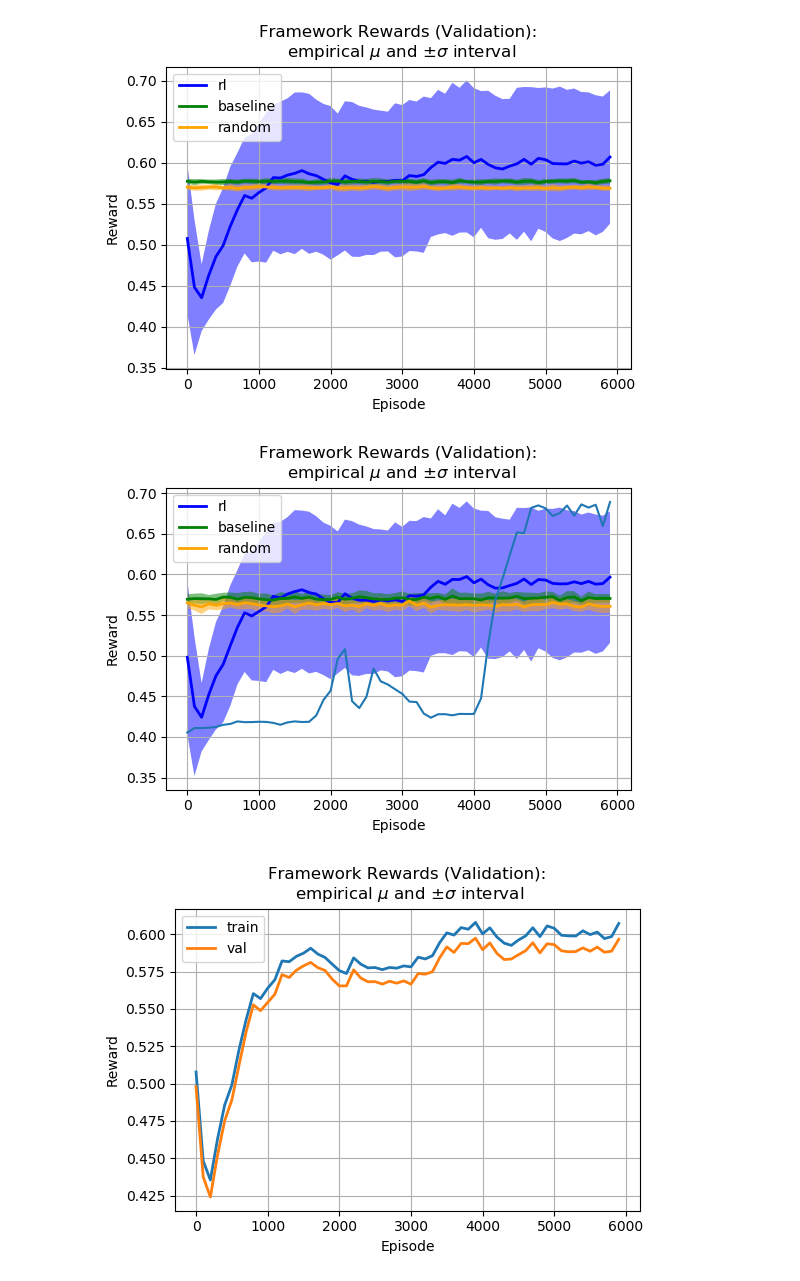
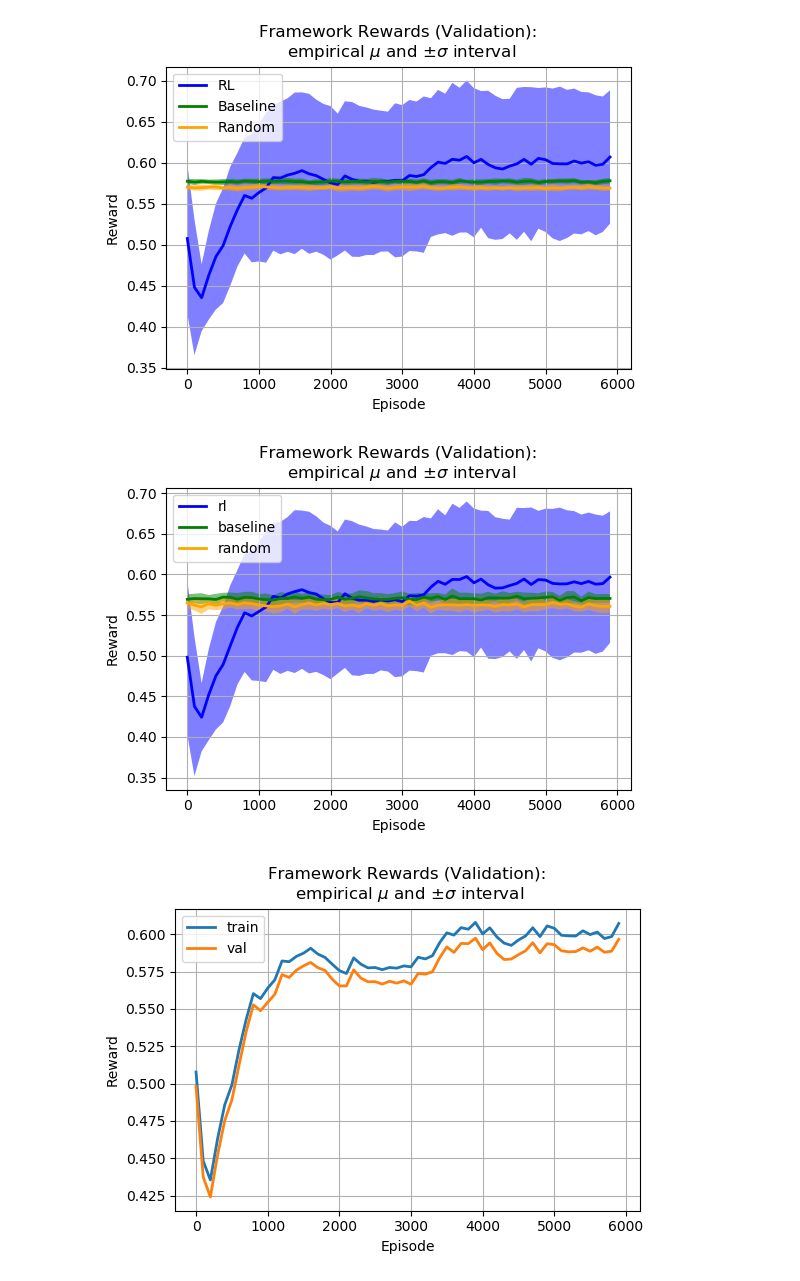
Before and after one commit to jastudillo1/A-Reinforcement-Learning-based-Follow-Up-Framework, a Jupyter notebook: src/models/rl/player/Plot.ipynb, the cells around one changed output. Cells and saved outputs as stored; diff of their text form; code cells hidden in the pictures.

```diff
--- a/src/models/rl/player/Plot.ipynb
+++ b/src/models/rl/player/Plot.ipynb
@@ -18,18 +18,40 @@ for path_ in paths:
 
 rewards_train = {k:pd.DataFrame(v) for k, v in rewards_train.items()}
 rewards_val = {k:pd.DataFrame(v) for k, v in rewards_val.items()}
+# %%
+t = np.arange(60)*100
+fig, ax = plt.subplots(1, dpi=100)
+strats = list(zip(['rl', 'baseline', 'random'], ['blue', 'green', 'orange'], ['RL', 'Baseline', 'Random']))
+
+for strategy, color, label in strats:
+    mu = rewards_train[strategy].mean(axis=1)
+    sigma = rewards_train[strategy].std(axis=1)
+    ax.plot(t, mu, lw=2, label=label, color=color)
+    ax.fill_between(t, mu+sigma, mu-sigma, facecolor=color, alpha=0.5)
+
+# for i in range(15,20):
+#     ax.plot(t, rewards_train['rl'][f'sim_{i}'].values)
+
+ax.set_title('Framework Rewards (Validation):\n empirical $\mu$ and $\pm \sigma$ interval')
+ax.legend(loc='upper left')
+ax.set_xlabel('Episode')
+ax.set_ylabel('Reward')
+ax.grid()
+fig.savefig('plots/convergence.png', dpi=200)
+# %% [output]
+[figure, added]
 # %%
 t = np.arange(60)*100
 fig, ax = plt.subplots(1, dpi=100)
 strats = list(zip(['rl', 'baseline', 'random'], ['blue', 'green', 'orange']))
 
 for strategy, color in strats:
-    mu = rewards_train[strategy].mean(axis=1)
-    sigma = rewards_train[strategy].std(axis=1)
+    mu = rewards_val[strategy].mean(axis=1)
+    sigma = rewards_val[strategy].std(axis=1)
     ax.plot(t, mu, lw=2, label=strategy, color=color)
     ax.fill_between(t, mu+sigma, mu-sigma, facecolor=color, alpha=0.5)
 
-# for i in range(15,20):
+# for i in range(11,12):
 #     ax.plot(t, rewards_train['rl'][f'sim_{i}'].values)
 
 ax.set_title('Framework Rewards (Validation):\n empirical $\mu$ and $\pm \sigma$ interval')
@@ -37,31 +59,9 @@ ax.legend(loc='upper left')
 ax.set_xlabel('Episode')
 ax.set_ylabel('Reward')
 ax.grid()
-fig.savefig('results.png', dpi=120)
+fig.savefig('results.png', dpi=200)
 # %% [output]
-[figure, old version]
+[figure, new version]
-# %%
-t = np.arange(60)*100
-fig, ax = plt.subplots(1, dpi=100)
-strats = list(zip(['rl', 'baseline', 'random'], ['blue', 'green', 'orange']))
-
-for strategy, color in strats:
-    mu = rewards_val[strategy].mean(axis=1)
-    sigma = rewards_val[strategy].std(axis=1)
-    ax.plot(t, mu, lw=2, label=strategy, color=color)
-    ax.fill_between(t, mu+sigma, mu-sigma, facecolor=color, alpha=0.5)
-
-for i in range(11,12):
-    ax.plot(t, rewards_train['rl'][f'sim_{i}'].values)
-
-ax.set_title('Framework Rewards (Validation):\n empirical $\mu$ and $\pm \sigma$ interval')
-ax.legend(loc='upper left')
-ax.set_xlabel('Episode')
-ax.set_ylabel('Reward')
-ax.grid()
-fig.savefig('results.png', dpi=120)
-# %% [output]
-[figure, removed]
 # %%
 t = np.arange(60)*100
 fig, ax = plt.subplots(1, dpi=100)
```
Also changed, not shown: 35 other files.
